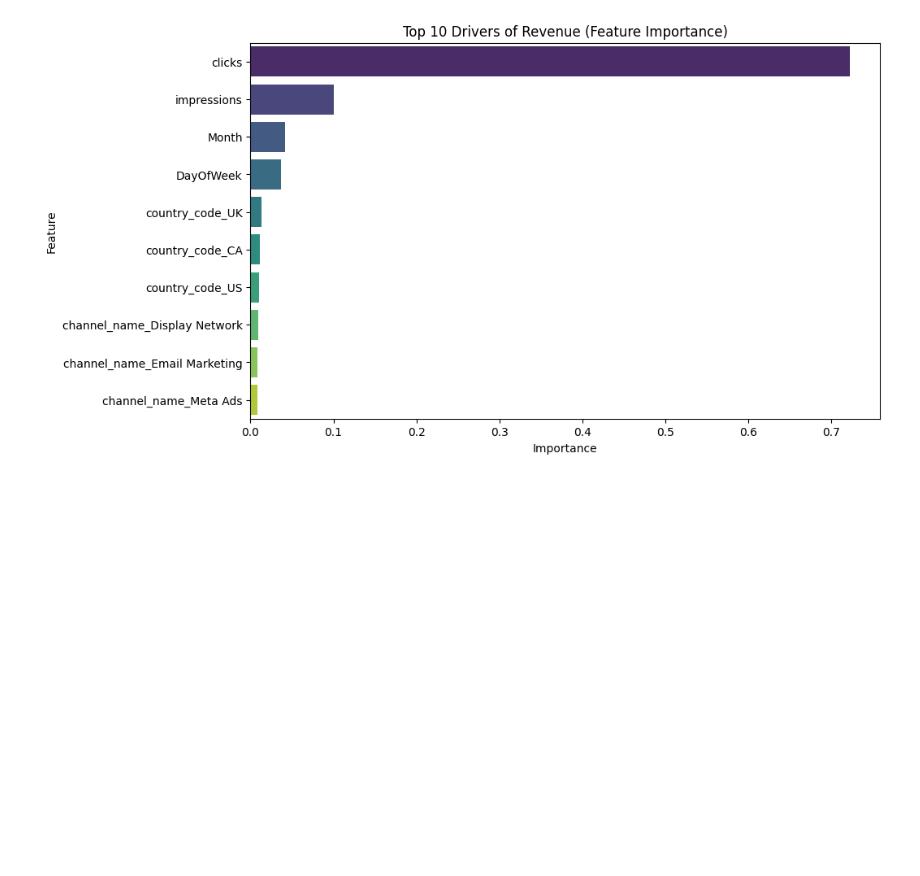
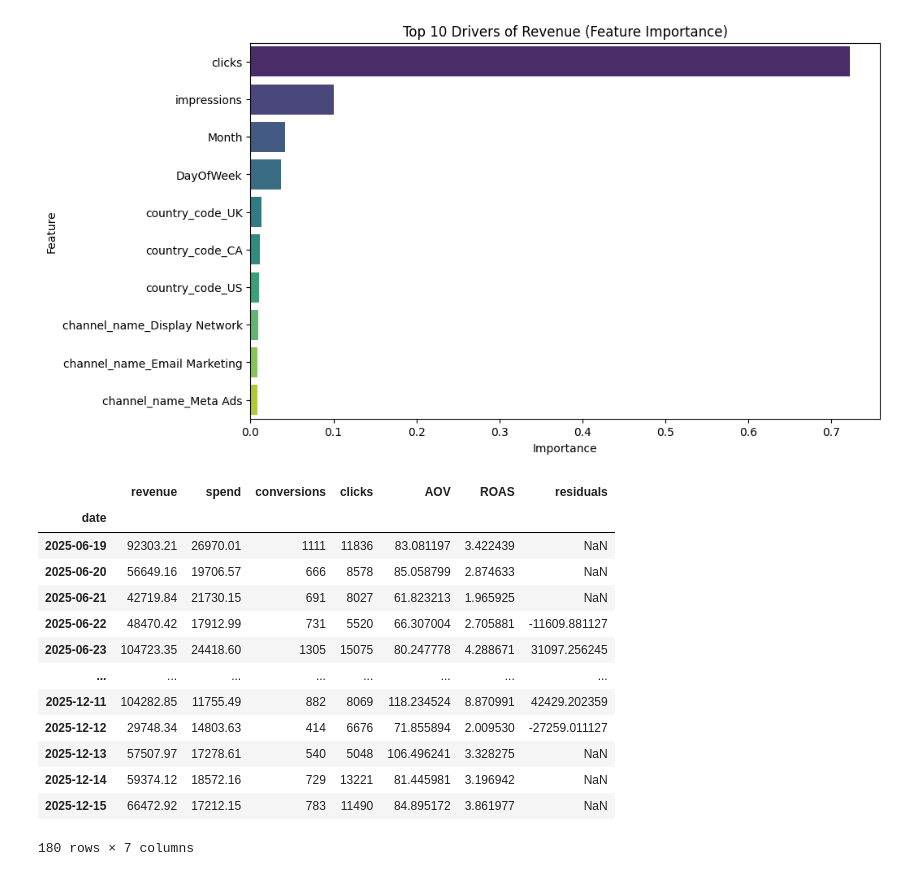
Before and after one commit to nirmalpate/Hello_Fresh_Regression_Analysis, a Jupyter notebook: Performance_Analysis.ipynb, the cells around one changed output. Cells and saved outputs as stored; diff of their text form; code cells hidden in the pictures; blank space fills up the shorter version.

```diff
--- a/Performance_Analysis.ipynb
+++ b/Performance_Analysis.ipynb
@@ -194,0 +211,17 @@ Passing `palette` without assigning `hue` is deprecated and will be removed in v
+# %%
+daily_revenue
+# %% [output]
+|  | revenue | spend | conversions | clicks | AOV | ROAS | residuals |
+| date |  |  |  |  |  |  |  |
+| 2025-06-19 | 92303.21 | 26970.01 | 1111 | 11836 | 83.081197 | 3.422439 | NaN |
+| 2025-06-20 | 56649.16 | 19706.57 | 666 | 8578 | 85.058799 | 2.874633 | NaN |
+| 2025-06-21 | 42719.84 | 21730.15 | 691 | 8027 | 61.823213 | 1.965925 | NaN |
+| 2025-06-22 | 48470.42 | 17912.99 | 731 | 5520 | 66.307004 | 2.705881 | -11609.881127 |
+| 2025-06-23 | 104723.35 | 24418.60 | 1305 | 15075 | 80.247778 | 4.288671 | 31097.256245 |
+| ... | ... | ... | ... | ... | ... | ... | ... |
+| 2025-12-11 | 104282.85 | 11755.49 | 882 | 8069 | 118.234524 | 8.870991 | 42429.202359 |
+| 2025-12-12 | 29748.34 | 14803.63 | 414 | 6676 | 71.855894 | 2.009530 | -27259.011127 |
+| 2025-12-13 | 57507.97 | 17278.61 | 540 | 5048 | 106.496241 | 3.328275 | NaN |
+| 2025-12-14 | 59374.12 | 18572.16 | 729 | 13221 | 81.445981 | 3.196942 | NaN |
+| 2025-12-15 | 66472.92 | 17212.15 | 783 | 11490 | 84.895172 | 3.861977 | NaN |
+180 rows × 7 columns
```
Also changed, not shown: parts of 15 cells of this notebook.
